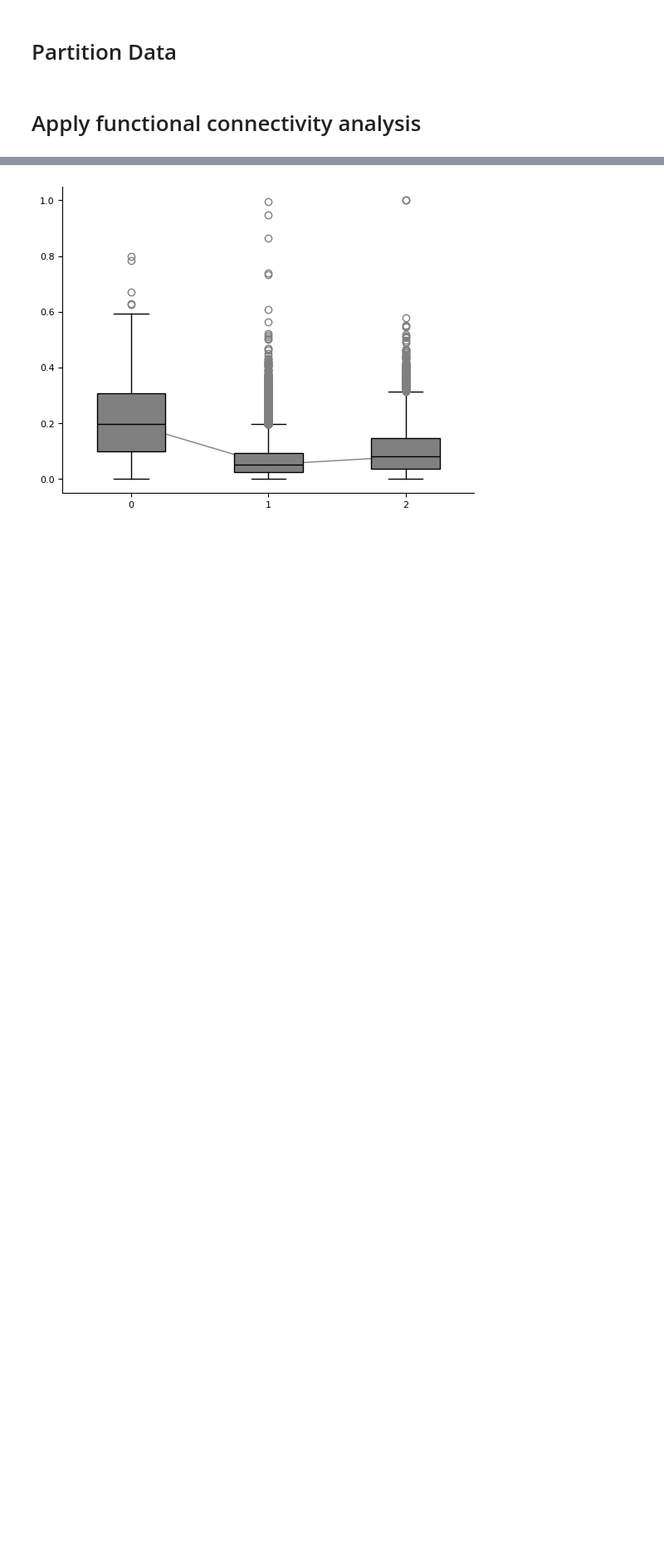
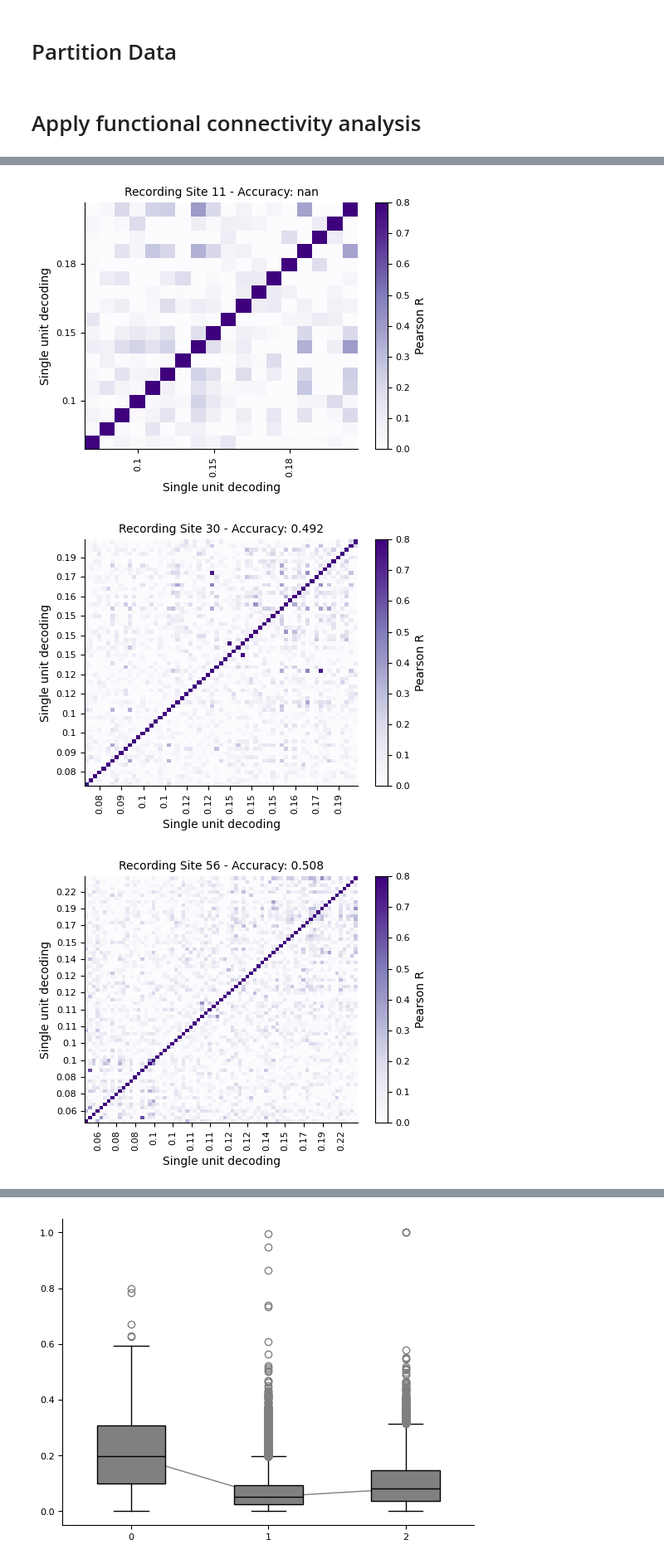
Before and after one commit to rcanfield2/ecog_np_targeting, a Jupyter notebook: functional_connectivity_analysis.ipynb, the cells around one changed output, grey strips where cells are left out. Shown: that part at 83% size. Drawn from its saved outputs; the diff is of its cells as text; code cells hidden in the pictures; blank space fills up the shorter version.

```diff
--- a/functional_connectivity_analysis.ipynb
+++ b/functional_connectivity_analysis.ipynb
@@ -26,7 +26,7 @@ from local_functions import load_yaml_params
 # %%
 subject = 'beignet'
 param_filename = 'spatiotemporal_structure_params.yaml'
-ds_params, data_paths, save_paths, filenames, postproc_params, uq_params, analysis_params, vis_params, target_colors = load_yaml_params(subject, param_filename)
+ds_params, data_paths, save_paths, filenames, postproc_params, uq_params, analysis_params, vis_params, target_colors = load_yaml_params(param_filename)
 align_events = postproc_params['align_events']
 
 fig_szs = vis_params['figure_sizes']['paper']
@@ -72,25 +72,29 @@ print(lda_metadata['recording_site'][site_decoding_accuracy_order])
 # %%
 func_connectivity = {}
 func_connectivity['pcc'] = {}
 func_connectivity['pcc']['all'] = []
 
 # Pearson correlation
 for irec in tqdm(range(nrecs)):
     if len(raster_subset[irec]) > 0:
         nunits = raster_subset[irec].shape[1]
         unit_pcc = np.zeros((nunits, nunits))*np.nan
         for iunit1 in range(nunits):
             for iunit2 in range(nunits):
                 unit_pcc[iunit1,iunit2] = scipy.stats.pearsonr(raster_subset[irec][:,iunit1], raster_subset[irec][:,iunit2])[0]
         func_connectivity['pcc']['all'].append(unit_pcc)
-        # unit_decoding = np.mean(lda_results[align_events[-1]]['single_ch_decoding'][irec], axis=1)
-        # unit_order = np.argsort(unit_decoding)
-        # fig, ax = plt.subplots(1,1,figsize=(5,4))
-        # im1 = ax.pcolor(np.arange(nunits), np.arange(nunits), unit_pcc[unit_order,:][:,unit_order], cmap='Purples')
-        # plt.colorbar(im1, label='Pearson R')
-        # im1.set_clim(0,0.8)
-        # ax.set_xticks(np.arange(nunits)[3::5], np.round(unit_decoding[unit_order][3::5], 2), rotation=90)
-        # ax.set_yticks(np.arange(nunits)[3::5], np.round(unit_decoding[unit_order][3::5], 2))
-        # ax.set(xlabel='Single unit decoding', ylabel='Single unit decoding', title=f"Recording Site {lda_metadata['recording_site'][irec]} - Accuracy: {np.round(site_decoding_accuracy[irec], 3)}")
-        # fig.tight_layout()
-        # plt.show()
+        unit_decoding = np.mean(lda_results[align_events[-1]]['single_ch_decoding'][irec], axis=1)
+        unit_order = np.argsort(unit_decoding)
+        fig, ax = plt.subplots(1,1,figsize=(5,4))
+        im1 = ax.pcolor(np.arange(nunits), np.arange(nunits), unit_pcc[unit_order,:][:,unit_order], cmap='Purples')
+        plt.colorbar(im1, label='Pearson R')
+        im1.set_clim(0,0.8)
+        ax.set_xticks(np.arange(nunits)[3::5], np.round(unit_decoding[unit_order][3::5], 2), rotation=90)
+        ax.set_yticks(np.arange(nunits)[3::5], np.round(unit_decoding[unit_order][3::5], 2))
+        ax.set(xlabel='Single unit decoding', ylabel='Single unit decoding', title=f"Recording Site {lda_metadata['recording_site'][irec]} - Accuracy: {np.round(site_decoding_accuracy[irec], 3)}")
+        fig.tight_layout()
+        plt.show()
+# %% [output]
+[figure, added]
+[figure, added]
+[figure, added]
```
Also changed, not shown: parts of 2 cells of this notebook, 28 other files.
